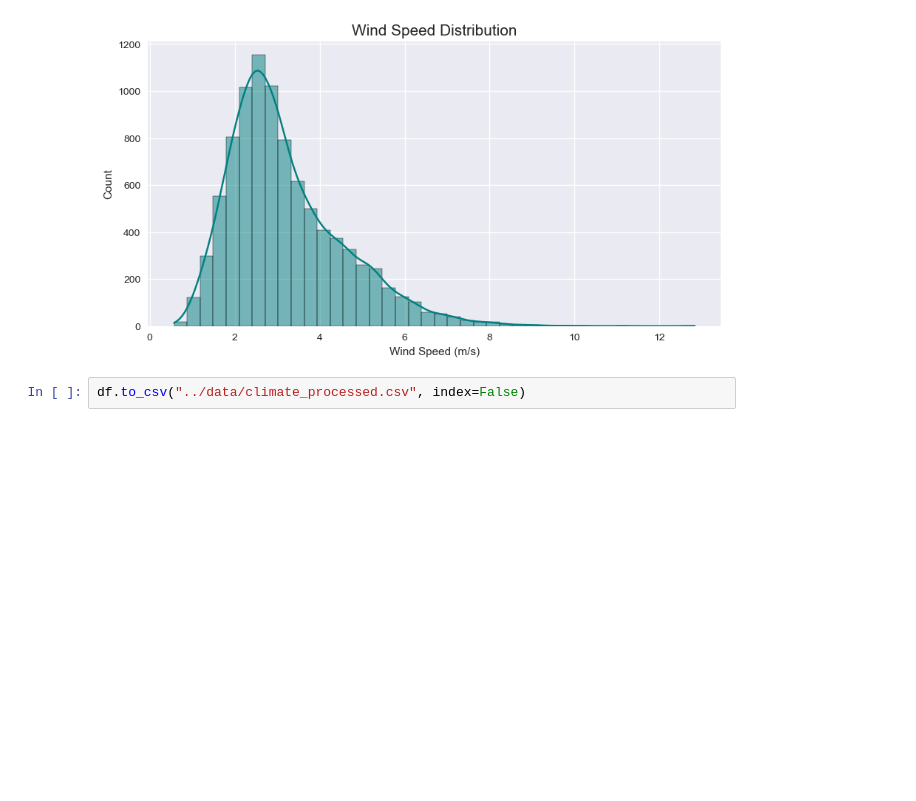
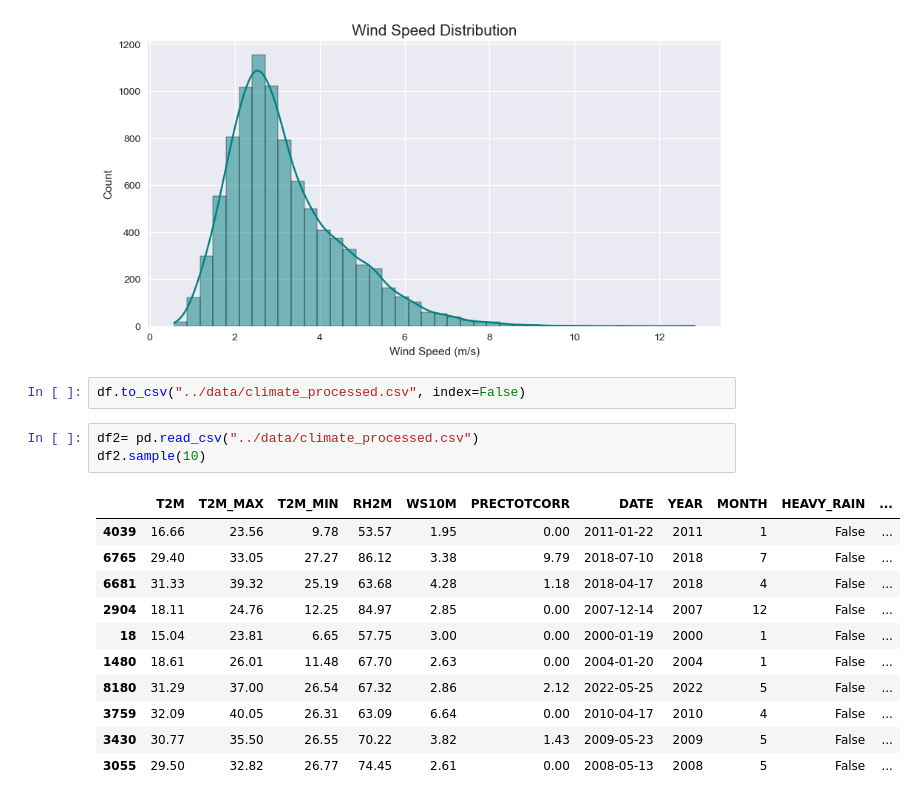
Before and after one commit to Avisweta-De/climate-trend-analysis-ml, a Jupyter notebook: notebooks/climate_analysis.ipynb, the cells around one changed output. Saved outputs shown, nothing was run; the diff lists cells and outputs as text; blank space fills up the shorter version.

```diff
--- a/notebooks/climate_analysis.ipynb
+++ b/notebooks/climate_analysis.ipynb
@@ -340,3 +340,18 @@ plt.show()
 [figure]
 # %%
 df.to_csv("../data/climate_processed.csv", index=False)
+# %%
+df2= pd.read_csv("../data/climate_processed.csv")
+df2.sample(10)
+# %% [output]
+|  | T2M | T2M_MAX | T2M_MIN | RH2M | WS10M | PRECTOTCORR | DATE | YEAR | MONTH | HEAVY_RAIN | ... |
+| 4039 | 16.66 | 23.56 | 9.78 | 53.57 | 1.95 | 0.00 | 2011-01-22 | 2011 | 1 | False | ... |
+| 6765 | 29.40 | 33.05 | 27.27 | 86.12 | 3.38 | 9.79 | 2018-07-10 | 2018 | 7 | False | ... |
+| 6681 | 31.33 | 39.32 | 25.19 | 63.68 | 4.28 | 1.18 | 2018-04-17 | 2018 | 4 | False | ... |
+| 2904 | 18.11 | 24.76 | 12.25 | 84.97 | 2.85 | 0.00 | 2007-12-14 | 2007 | 12 | False | ... |
+| 18 | 15.04 | 23.81 | 6.65 | 57.75 | 3.00 | 0.00 | 2000-01-19 | 2000 | 1 | False | ... |
+| 1480 | 18.61 | 26.01 | 11.48 | 67.70 | 2.63 | 0.00 | 2004-01-20 | 2004 | 1 | False | ... |
+| 8180 | 31.29 | 37.00 | 26.54 | 67.32 | 2.86 | 2.12 | 2022-05-25 | 2022 | 5 | False | ... |
+| 3759 | 32.09 | 40.05 | 26.31 | 63.09 | 6.64 | 0.00 | 2010-04-17 | 2010 | 4 | False | ... |
+| 3430 | 30.77 | 35.50 | 26.55 | 70.22 | 3.82 | 1.43 | 2009-05-23 | 2009 | 5 | False | ... |
+| 3055 | 29.50 | 32.82 | 26.77 | 74.45 | 2.61 | 0.00 | 2008-05-13 | 2008 | 5 | False | ... |
```
Also changed, not shown: 1 other file.
